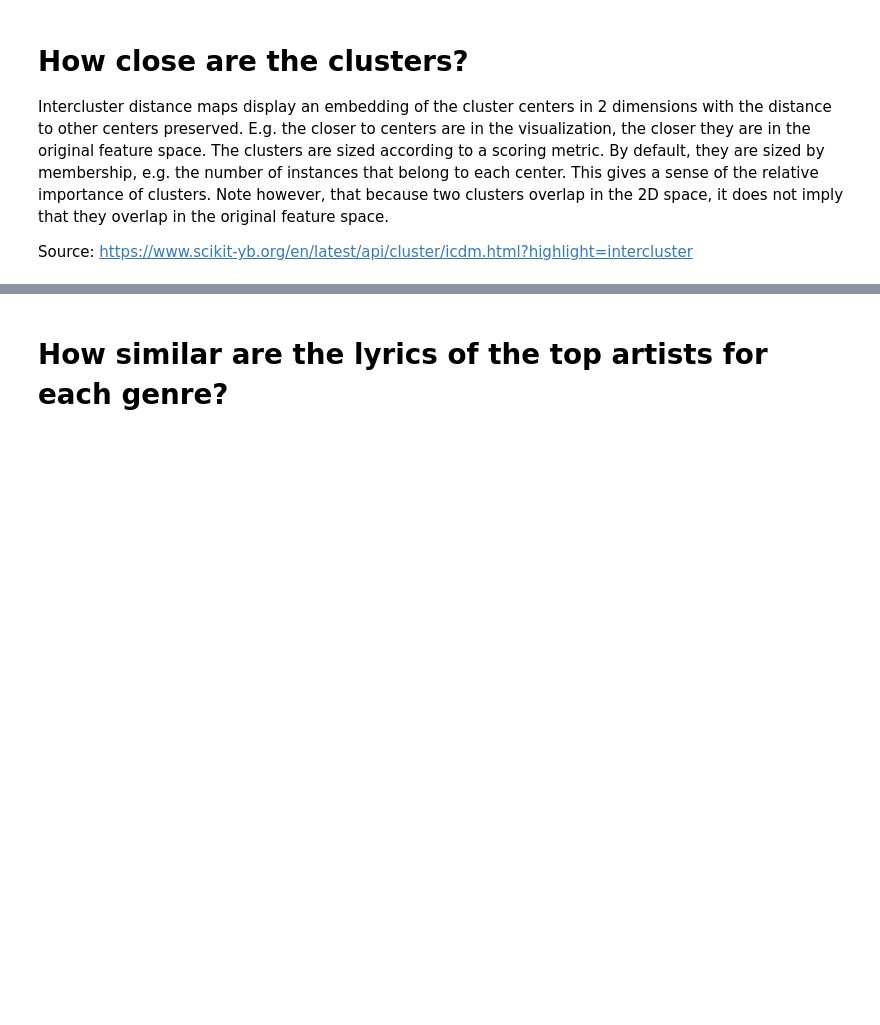
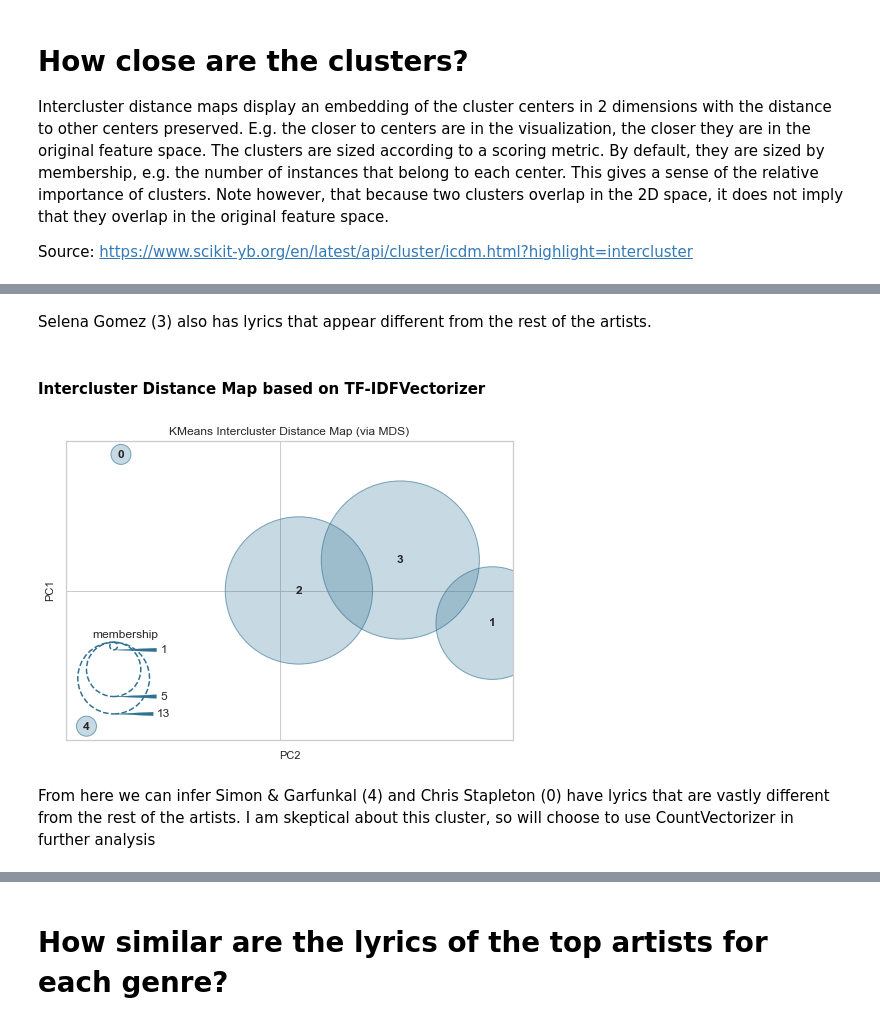
Before and after one commit to Jmizraji/DSI-Capstone-Lyrics-Generator, a Jupyter notebook: 03_Clustering_Model.ipynb, the cells around one changed output, grey strips where cells are left out. Drawn from its saved outputs; the diff is of its cells as text; code cells hidden in the pictures; blank space fills up the shorter version.

```diff
--- a/03_Clustering_Model.ipynb
+++ b/03_Clustering_Model.ipynb
@@ -95,0 +162,14 @@ From here we can see Drake (1) is vastly different from the rest of the artists.
+# %% [markdown]
+Selena Gomez (3) also has lyrics that appear different from the rest of the artists.
+# %% [markdown]
+#### Intercluster Distance Map based on TF-IDFVectorizer
+# %%
+# Instantiate the clustering model and visualizer
+visualizer = InterclusterDistance(km_tf)
+
+visualizer.fit(lyrics)        # Fit the data to the visualizer
+visualizer.show();        # Finalize and render the figure
+# %% [output]
+[figure, added]
+# %% [markdown]
+From here we can infer Simon & Garfunkal (4) and Chris Stapleton (0) have lyrics that are vastly different from the rest of the artists. I am skeptical about this cluster, so will choose to use CountVectorizer in further analysis
```
Also changed, not shown: parts of 42 cells of this notebook, 54 other files.
